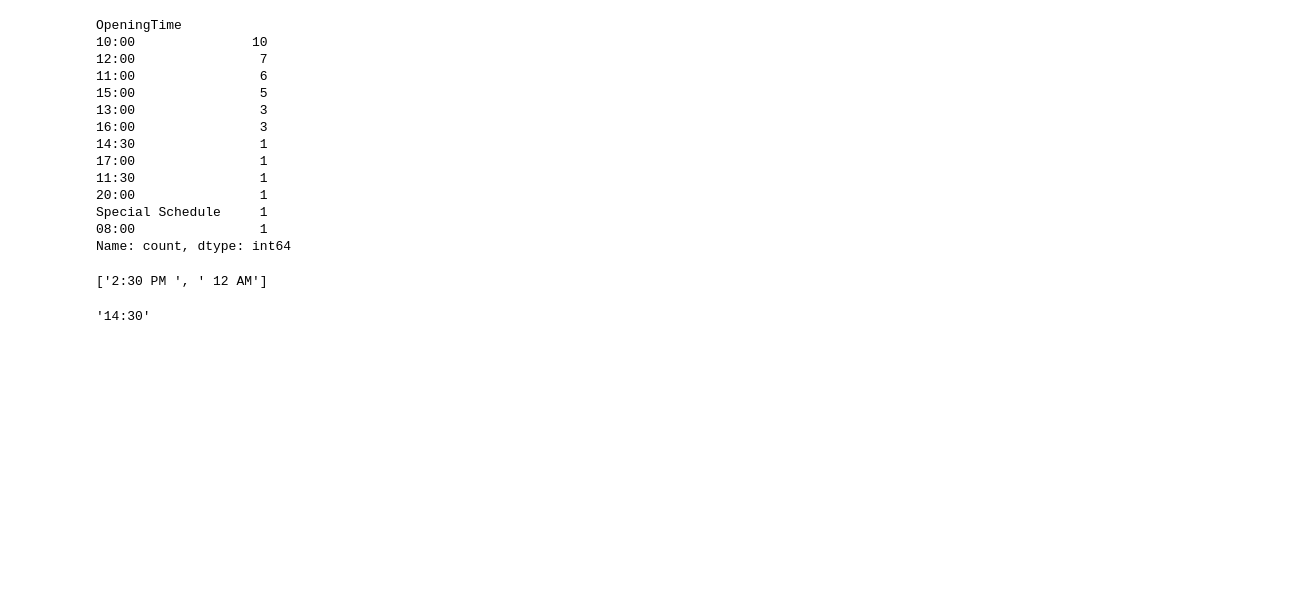
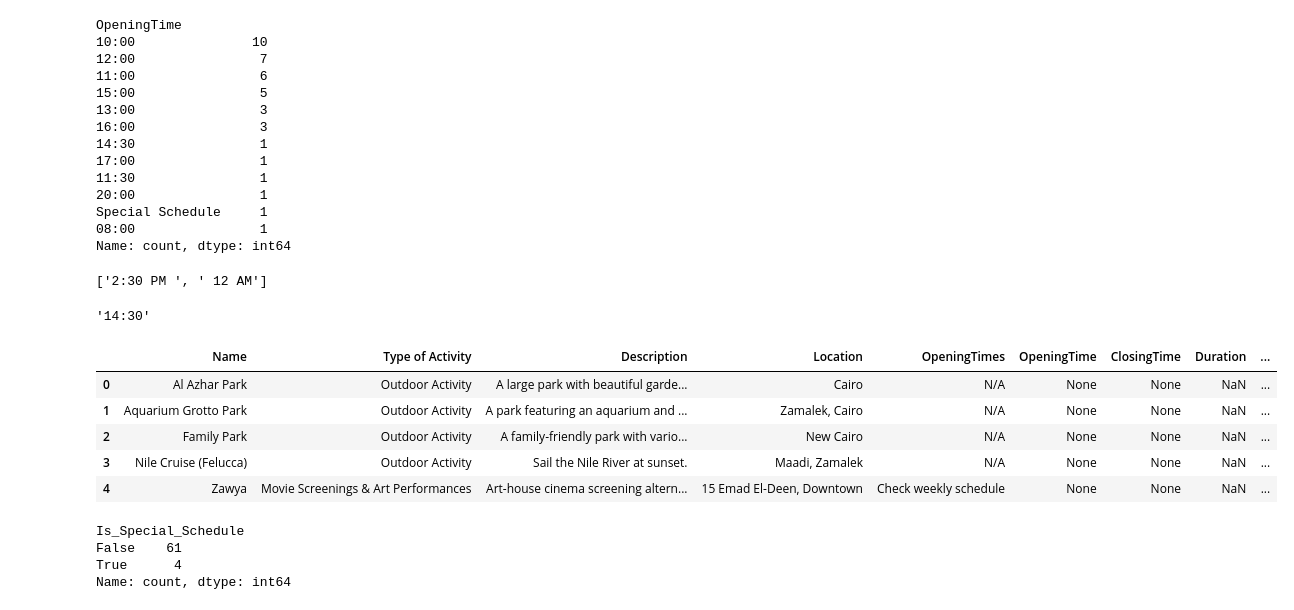
Before and after one commit to Bereket-07/CairoTripRecommender-for-yalla-bena-mobile-app, a Jupyter notebook: notebooks/preprocessing.ipynb, the cells around one changed output. Cells and saved outputs as stored; diff of their text form; code cells hidden in the pictures; blank space fills up the shorter version.

```diff
--- a/notebooks/preprocessing.ipynb
+++ b/notebooks/preprocessing.ipynb
@@ -73,9 +73,6 @@ INFO:cleaning_the_opening_time_format:Flagging entries with special schedules
 df = ctotf.final_cleaning(df)
 # %% [output]
 INFO:cleaning_the_opening_time_format:Final cleaning: Replace NaN or 'Unknown' entries with None for consistency
-# %%
-import pandas as pd
-pd.set_option('display.max_columns', None)
 # %%
 df
 # %% [output]
@@ -138,3 +135,19 @@ x
 '14:30'
 # %%
 df.to_csv('../data/preprocessed_data.csv' , index=False)
+# %%
+df.head()
+# %% [output]
+|  | Name | Type of Activity | Description | Location | OpeningTimes | OpeningTime | ClosingTime | Duration | ... |
+| 0 | Al Azhar Park | Outdoor Activity | A large park with beautiful garde... | Cairo | N/A | None | None | NaN | ... |
+| 1 | Aquarium Grotto Park | Outdoor Activity | A park featuring an aquarium and ... | Zamalek, Cairo | N/A | None | None | NaN | ... |
+| 2 | Family Park | Outdoor Activity | A family-friendly park with vario... | New Cairo | N/A | None | None | NaN | ... |
+| 3 | Nile Cruise (Felucca) | Outdoor Activity | Sail the Nile River at sunset. | Maadi, Zamalek | N/A | None | None | NaN | ... |
+| 4 | Zawya | Movie Screenings & Art Performances | Art-house cinema screening altern... | 15 Emad El-Deen, Downtown | Check weekly schedule | None | None | NaN | ... |
+# %%
+df['Is_Special_Schedule'].value_counts()
+# %% [output]
+Is_Special_Schedule
+False    61
+True      4
+Name: count, dtype: int64
```
Also changed, not shown: parts of 7 cells of this notebook, 8 other files.
